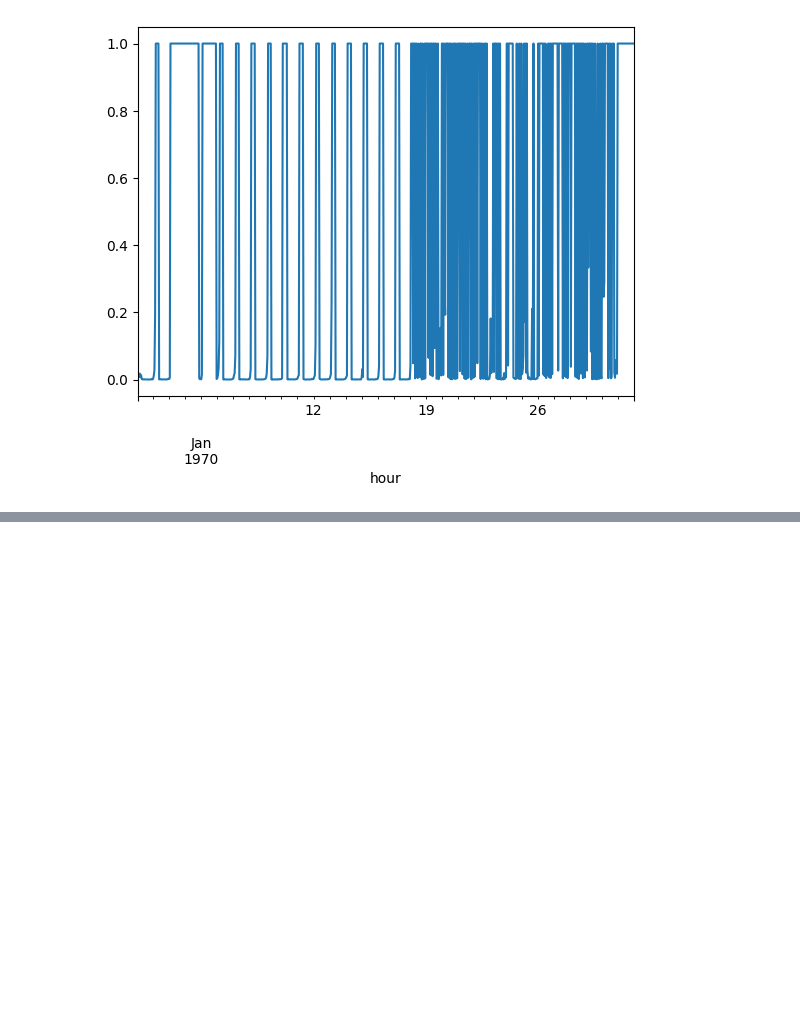
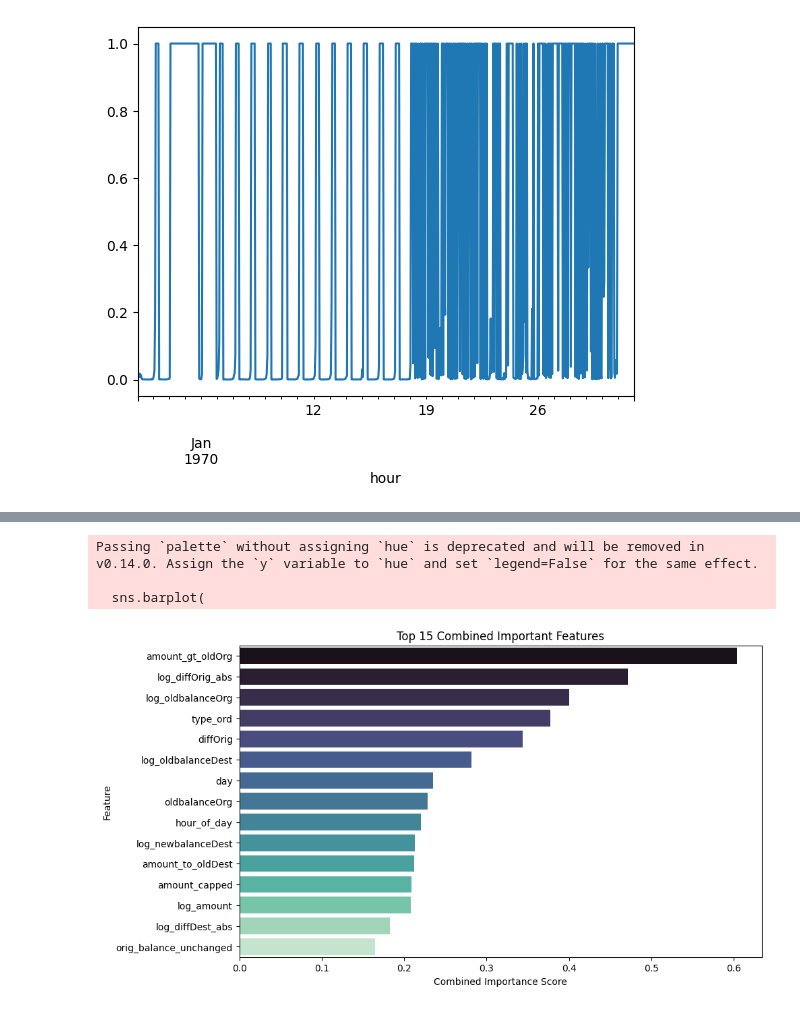
Before and after one commit to ritwikkarthikeya/Fraud-Detection, a Jupyter notebook: Code.ipynb, the cells around one changed output, grey strips where cells are left out. Drawn from its saved outputs; the diff is of its cells as text; code cells hidden in the pictures; blank space fills up the shorter version.

```diff
--- a/Code.ipynb
+++ b/Code.ipynb
@@ -380,0 +535,19 @@ fraud_by_hour.plot()
+# %%
+from sklearn.model_selection import train_test_split, cross_val_score, StratifiedKFold
+from sklearn.preprocessing import StandardScaler, MinMaxScaler, RobustScaler
+from sklearn.preprocessing import OneHotEncoder, OrdinalEncoder
+from sklearn.compose import ColumnTransformer
+from sklearn.pipeline import Pipeline
+from sklearn.impute import SimpleImputer
+
+
+X = df_work[feature_candidates].copy()
+y = df_work["isFraud"].astype(int).copy()
+
+# Stratified split to preserve class proportions
+X_train, X_test, y_train, y_test = train_test_split(
+    X, y, test_size=0.2, random_state=42, stratify=y
+)
+
+print("\nTrain shape:", X_train.shape, "Test shape:", X_test.shape)
+print("Train fraud proportion:", y_train.mean(), "Test fraud proportion:", y_test.mean())
@@ -380,0 +784,57 @@ fraud_by_hour.plot()
+# %%
+from sklearn.inspection import permutation_importance
+from sklearn.ensemble import RandomForestClassifier
+from sklearn.preprocessing import MinMaxScaler
+
+# --- Permutation Importance using RandomForest ---
+rf_for_imp = RandomForestClassifier(n_estimators=200, random_state=42, n_jobs=-1)
+rf_for_imp.fit(X_sm, y_sm)  # train on SMOTE-balanced data
+
+# Use the DataFrame version (not numpy arrays)
+perm_imp = permutation_importance(
+    rf_for_imp, X_test_scaled_df, y_test,
+    n_repeats=10, random_state=42, n_jobs=-1
+)
+
+# Correct indexing using DataFrame columns
+perm_series = pd.Series(
+    perm_imp.importances_mean,
+    index=X_train_scaled_df.columns
+).sort_values(ascending=False)
+
+print("\n🌲 Permutation importance (based on RF trained on SMOTE-balanced data):")
+display(perm_series.head(30))
+
+# --- Combine Feature Selection Signals ---
+feature_scores = pd.DataFrame({
+    "spearman": corr_spearman,
+    "mutual_info": mi_series,
+    "perm_importance": perm_series
+}).fillna(0)
+
+# Normalize and combine
+feature_scores["spearman_abs"] = feature_scores["spearman"].abs()
+
+sc = MinMaxScaler()
+feature_scores[["spearman_norm", "mi_norm", "perm_norm"]] = sc.fit_transform(
+    feature_scores[["spearman_abs", "mutual_info", "perm_importance"]].values
+)
+
+feature_scores["combined_score"] = feature_scores[["spearman_norm", "mi_norm", "perm_norm"]].mean(axis=1)
+feature_scores = feature_scores.sort_values("combined_score", ascending=False)
+
+print("\n🏆 Combined feature importance (Top 30 features):")
+display(feature_scores.head(30))
+
+# Optional visualization
+plt.figure(figsize=(10,6))
+sns.barplot(
+    x=feature_scores.head(15)["combined_score"],
+    y=feature_scores.head(15).index,
+    palette="mako"
+)
+plt.title("Top 15 Combined Important Features")
+plt.xlabel("Combined Importance Score")
+plt.ylabel("Feature")
+plt.show()
+# %% [output]
@@ -380,0 +877,4 @@ fraud_by_hour.plot()
+Passing `palette` without assigning `hue` is deprecated and will be removed in v0.14.0. Assign the `y` variable to `hue` and set `legend=False` for the same effect.
+
+  sns.barplot(
+[figure, added]
```
Also changed, not shown: parts of 30 cells of this notebook.
